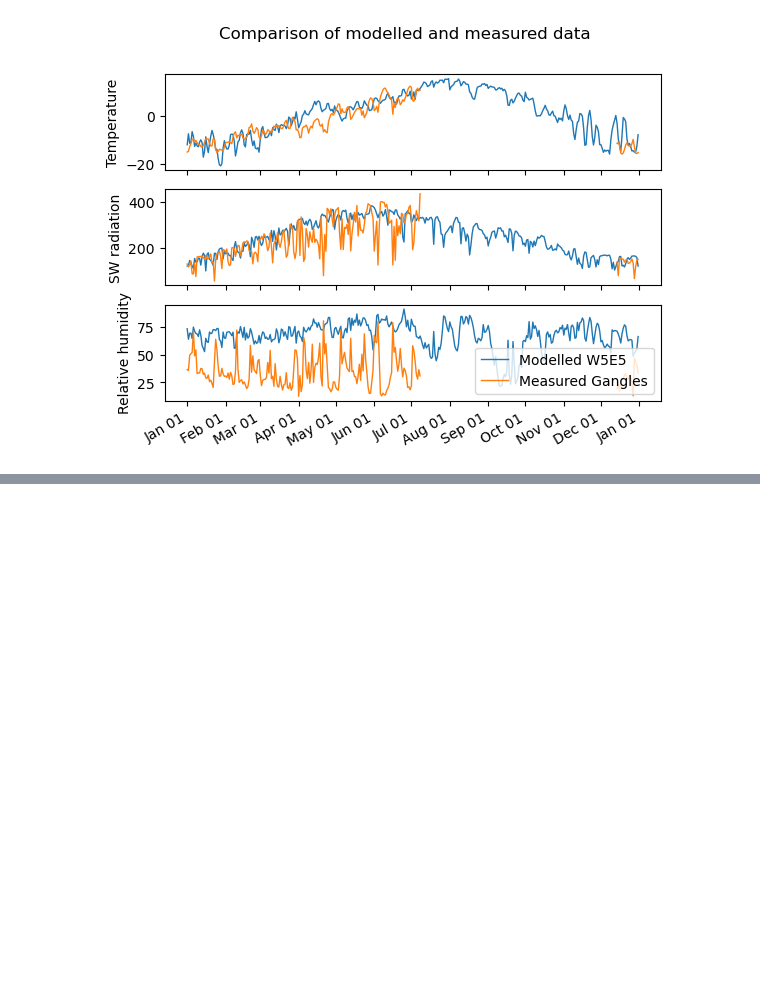
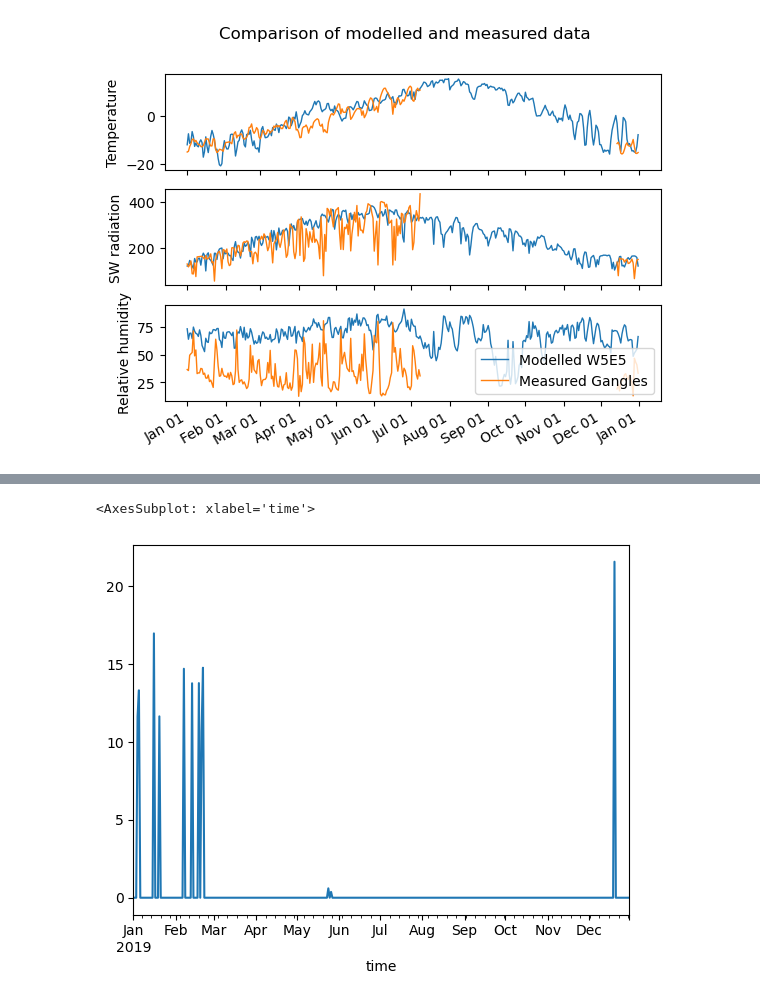
Before and after one commit to gayashiva/AIR-suitability-index, a Jupyter notebook: docs/test-W5E5-quality.ipynb, the cells around one changed output, grey strips where cells are left out. Saved outputs shown, nothing was run; the diff lists cells and outputs as text; code cells hidden in the pictures; blank space fills up the shorter version.

```diff
--- a/docs/test-W5E5-quality.ipynb
+++ b/docs/test-W5E5-quality.ipynb
@@ -277,0 +274,5 @@ df.to_csv('w5e5_2019.csv')
+# %%
+df.prcp.plot()
+# %% [output]
+<AxesSubplot: xlabel='time'>
+[figure, added]
```
Also changed, not shown: parts of 5 cells of this notebook, 4 other files.
